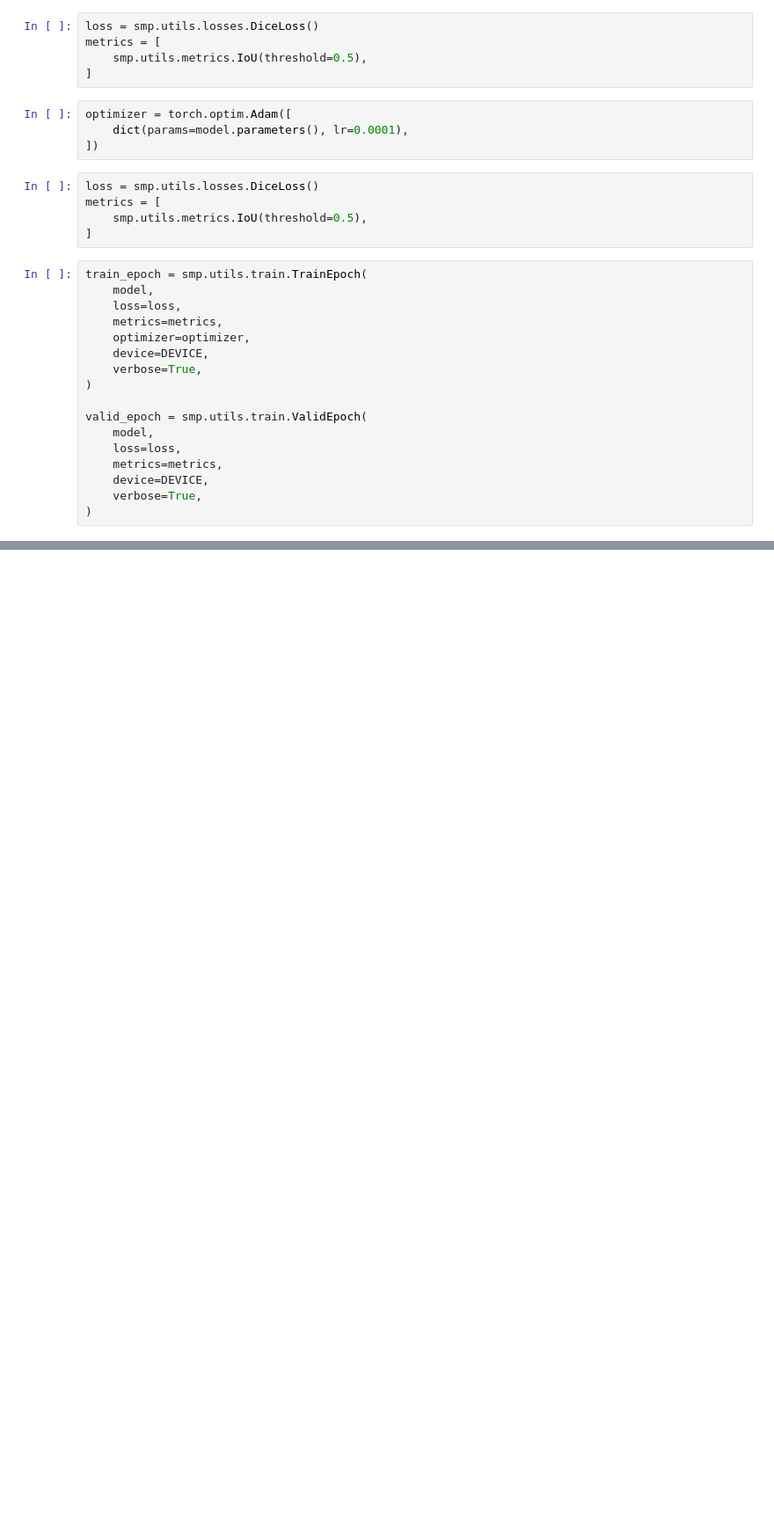
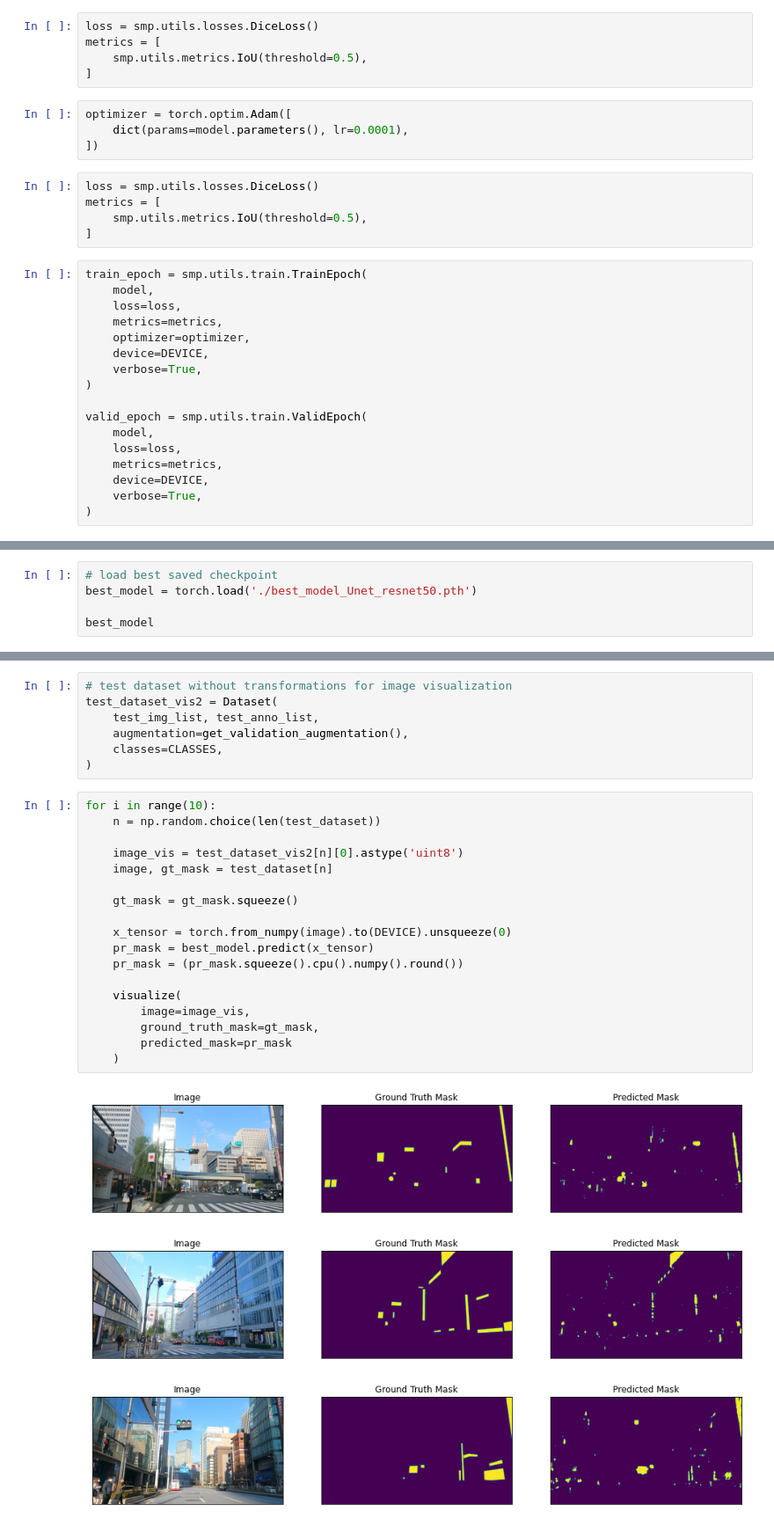
Before and after one commit to ursci/billboard-segmentation-model, a Jupyter notebook: notebooks/poc_train.ipynb, the cells around one changed output, grey strips where cells are left out. Shown at 88% size. Cells and saved outputs as stored; diff of their text form; blank space fills up the shorter version.

```diff
--- a/notebooks/poc_train.ipynb
+++ b/notebooks/poc_train.ipynb
@@ -351,0 +385,5 @@ Epoch: 0
+# %%
+# load best saved checkpoint
+best_model = torch.load('./best_model_Unet_resnet50.pth')
+
+best_model
@@ -351,0 +429,29 @@ Epoch: 0
+# %%
+# test dataset without transformations for image visualization
+test_dataset_vis2 = Dataset(
+    test_img_list, test_anno_list,
+    augmentation=get_validation_augmentation(),
+    classes=CLASSES,
+)
+# %%
+for i in range(10):
+    n = np.random.choice(len(test_dataset))
+
+    image_vis = test_dataset_vis2[n][0].astype('uint8')
+    image, gt_mask = test_dataset[n]
+
+    gt_mask = gt_mask.squeeze()
+
+    x_tensor = torch.from_numpy(image).to(DEVICE).unsqueeze(0)
+    pr_mask = best_model.predict(x_tensor)
+    pr_mask = (pr_mask.squeeze().cpu().numpy().round())
+
+    visualize(
+        image=image_vis,
+        ground_truth_mask=gt_mask,
+        predicted_mask=pr_mask
+    )
+# %% [output]
+[figure, added]
+[figure, added]
+[figure, added]
```
Also changed, not shown: parts of 12 cells of this notebook, 1 other file.
